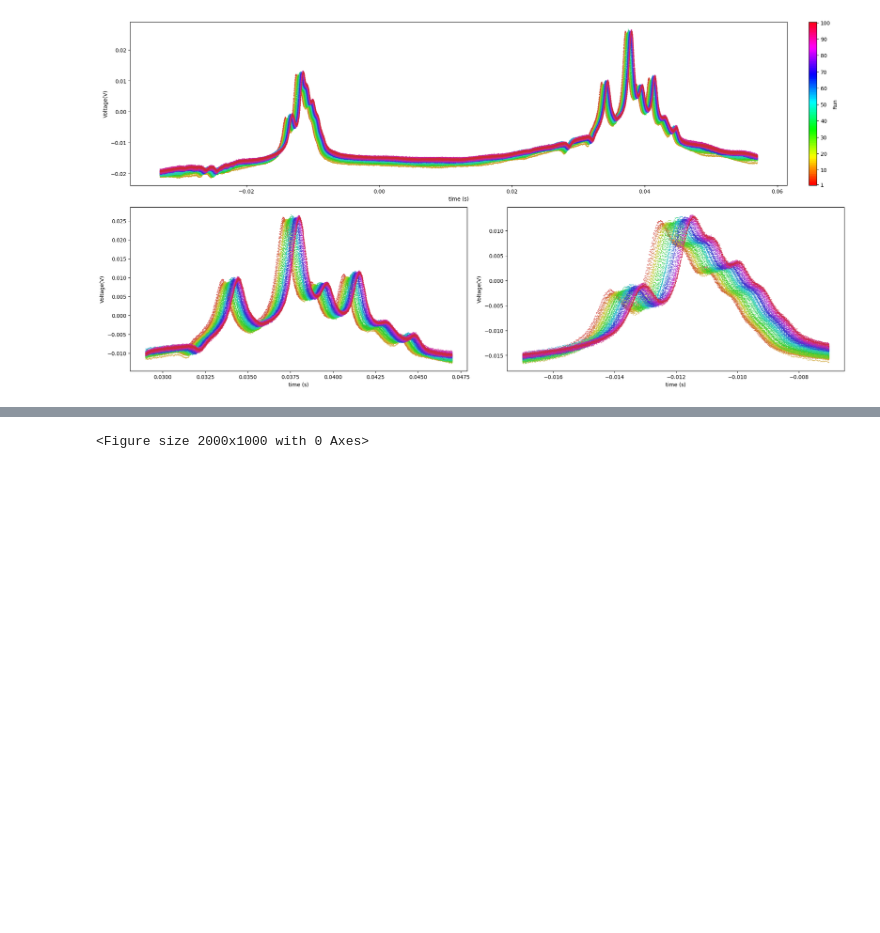
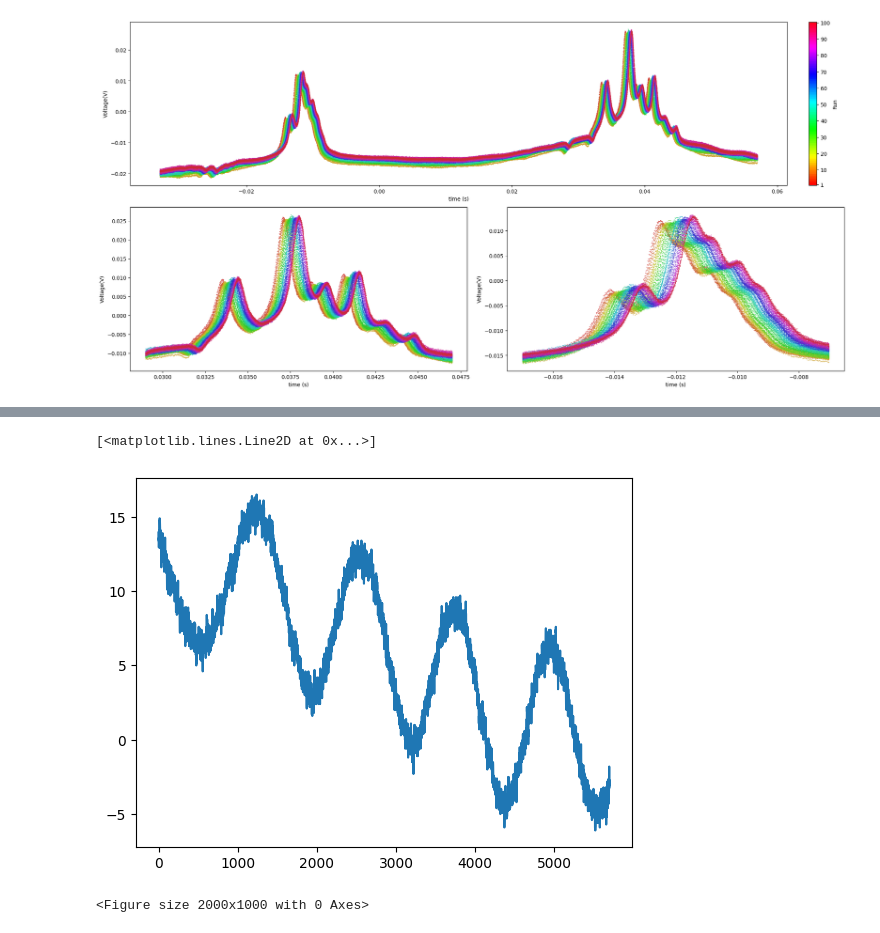
Before and after one commit to LaraTatli18/doppler-free-laser-spectroscopy, a Jupyter notebook: Zeeman.ipynb, the cells around one changed output, grey strips where cells are left out. Drawn from its saved outputs; the diff is of its cells as text; code cells hidden in the pictures; blank space fills up the shorter version.

```diff
--- a/Zeeman.ipynb
+++ b/Zeeman.ipynb
@@ -76,3 +75,8 @@ LinAlgError: Eigenvalues did not converge
+# %%
+plt.plot(unp.nominal_values(grouped_calibration[0,1800:7500]))
+# %% [output]
+[<matplotlib.lines.Line2D at 0x...>]
+[figure, added]
 # %%
 xs=unp.nominal_values(grouped_data[i,2000:7500])
 N=len(xs)
```
Also changed, not shown: parts of 3 cells of this notebook, 7 other files.
